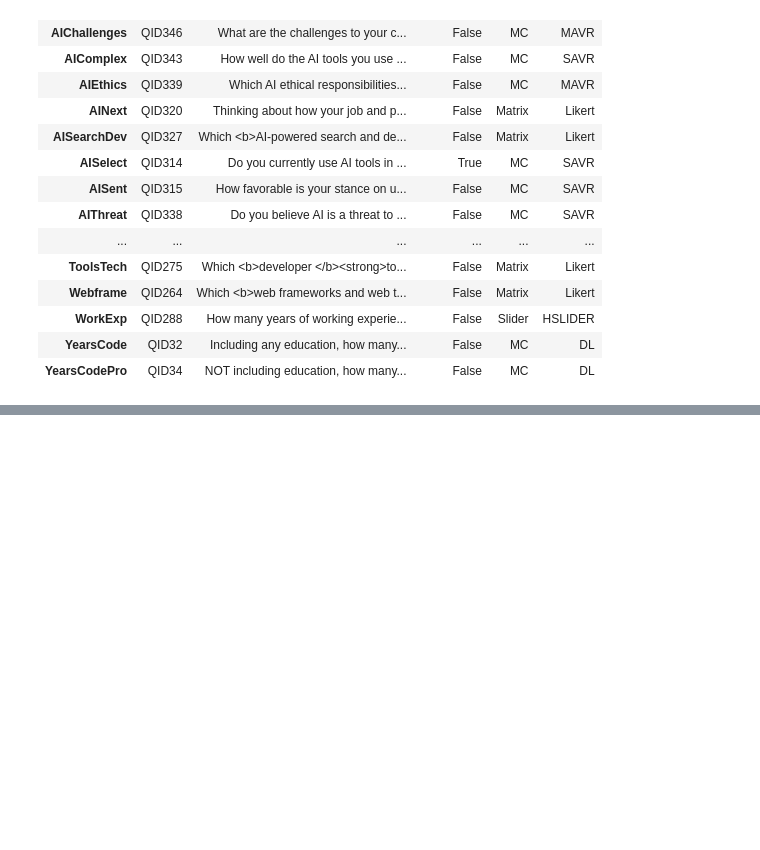
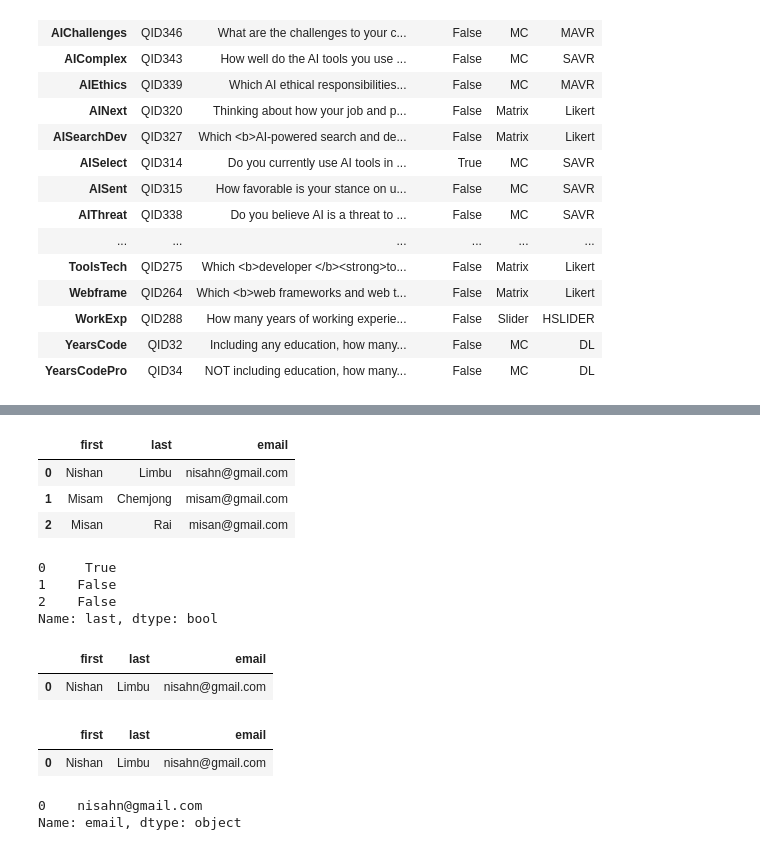
Before and after one commit to nishanlimbuchemjong/Pandas-for-AI-ML, a Jupyter notebook: Pandas_for_AI_&_ML.ipynb, the cells around one changed output, grey strips where cells are left out. Drawn from its saved outputs; the diff is of its cells as text; code cells hidden in the pictures; blank space fills up the shorter version.

```diff
--- a/Pandas_for_AI_&_ML.ipynb
+++ b/Pandas_for_AI_&_ML.ipynb
@@ -388,0 +408,33 @@ schema_df.sort_index()
+# %%
+df = pd.DataFrame(people)
+# %%
+df
+# %% [output]
+|  | first | last | email |
+| 0 | Nishan | Limbu | nisahn@gmail.com |
+| 1 | Misam | Chemjong | misam@gmail.com |
+| 2 | Misan | Rai | misan@gmail.com |
+# %%
+df['last'] == 'Limbu'
+# %% [output]
+0     True
+1    False
+2    False
+Name: last, dtype: bool
+# %%
+filt = (df['last'] == 'Limbu')
+# %%
+df[filt]
+# %% [output]
+|  | first | last | email |
+| 0 | Nishan | Limbu | nisahn@gmail.com |
+# %%
+df.loc[filt]
+# %% [output]
+|  | first | last | email |
+| 0 | Nishan | Limbu | nisahn@gmail.com |
+# %%
+df.loc[filt, 'email']
+# %% [output]
+0    nisahn@gmail.com
+Name: email, dtype: object
```
Also changed, not shown: parts of 2 cells of this notebook.
